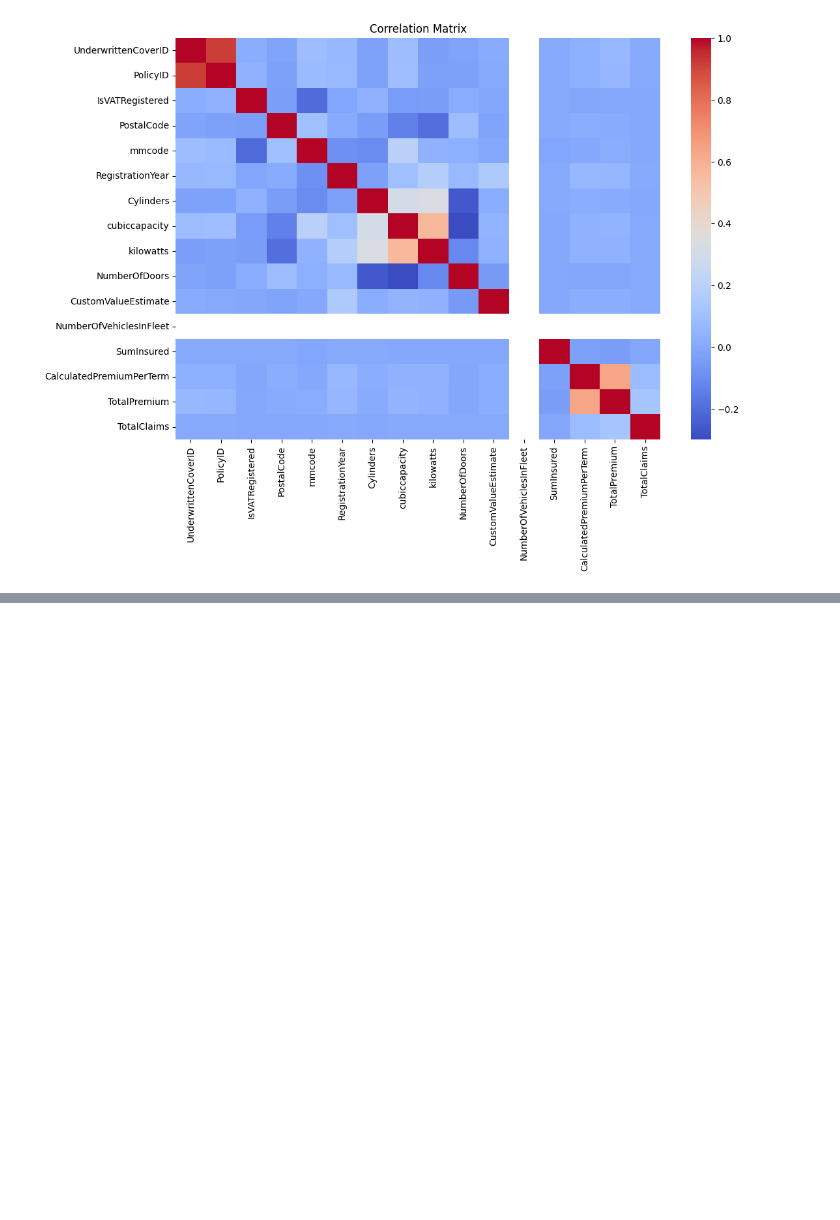
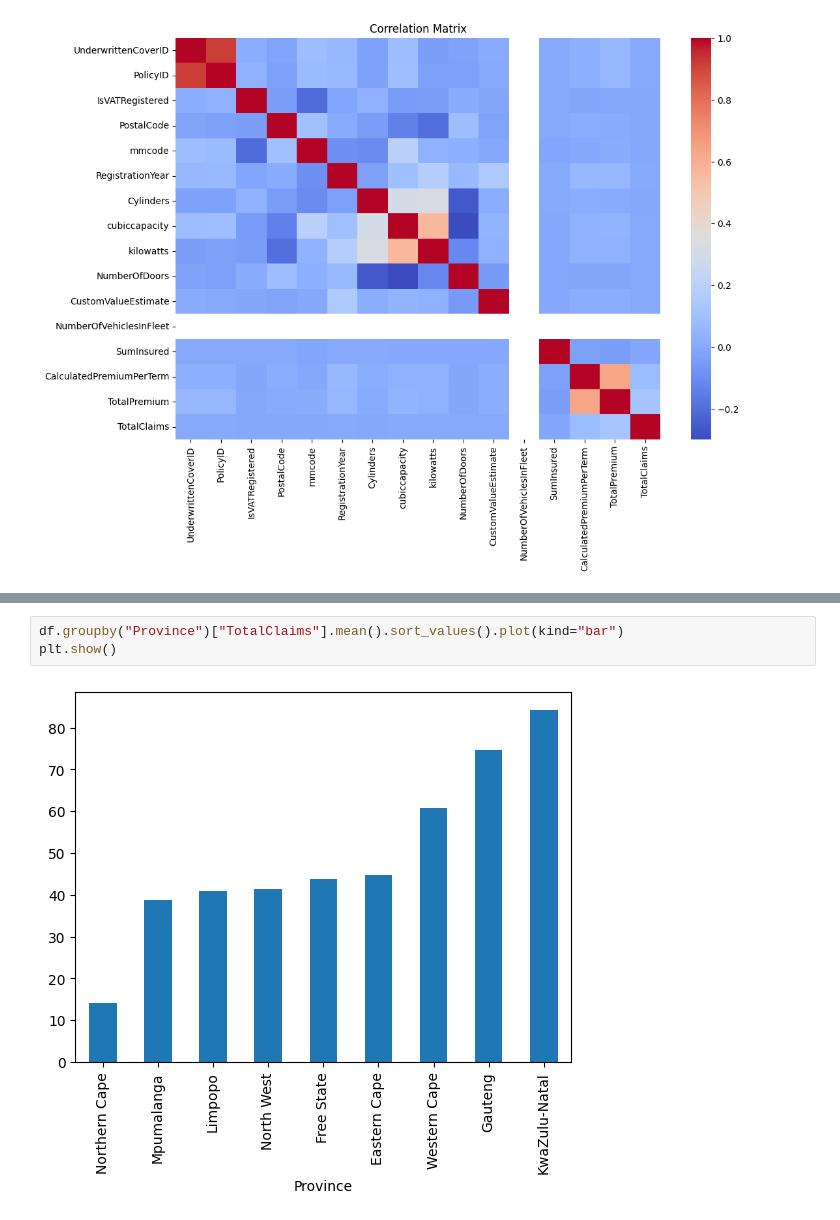
Before and after one commit to Redeat-Birhane/insurance-risk-analytics, a Jupyter notebook: notebooks/01_eda.ipynb, the cells around one changed output, grey strips where cells are left out. Saved outputs shown, nothing was run; the diff lists cells and outputs as text; blank space fills up the shorter version.

```diff
--- a/notebooks/01_eda.ipynb
+++ b/notebooks/01_eda.ipynb
@@ -159,0 +170,5 @@ plot_correlation_matrix(df)
+# %%
+df.groupby("Province")["TotalClaims"].mean().sort_values().plot(kind="bar")
+plt.show()
+# %% [output]
+[figure, added]
```
Also changed, not shown: parts of 3 cells of this notebook.
